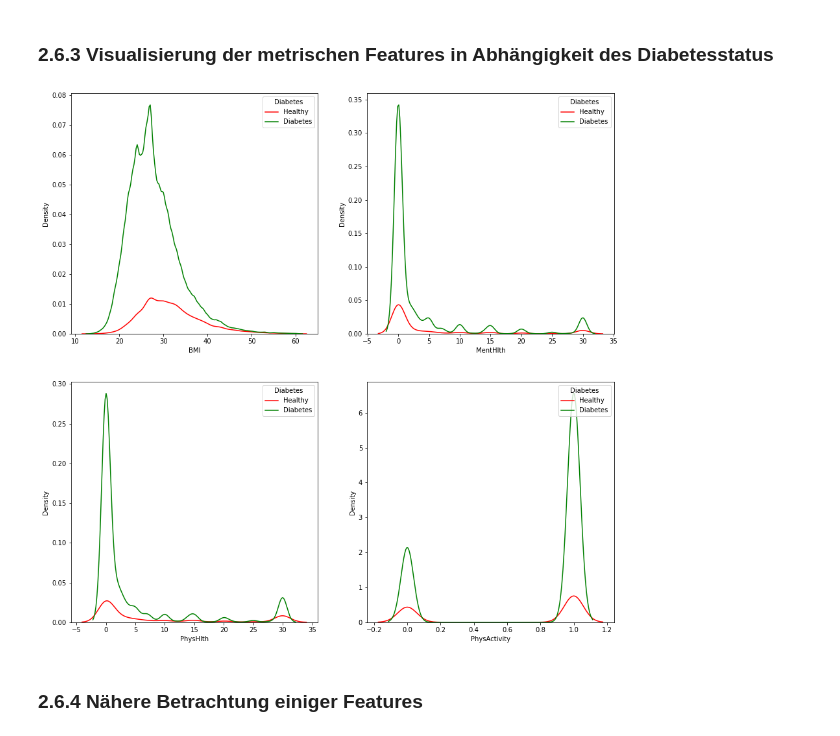
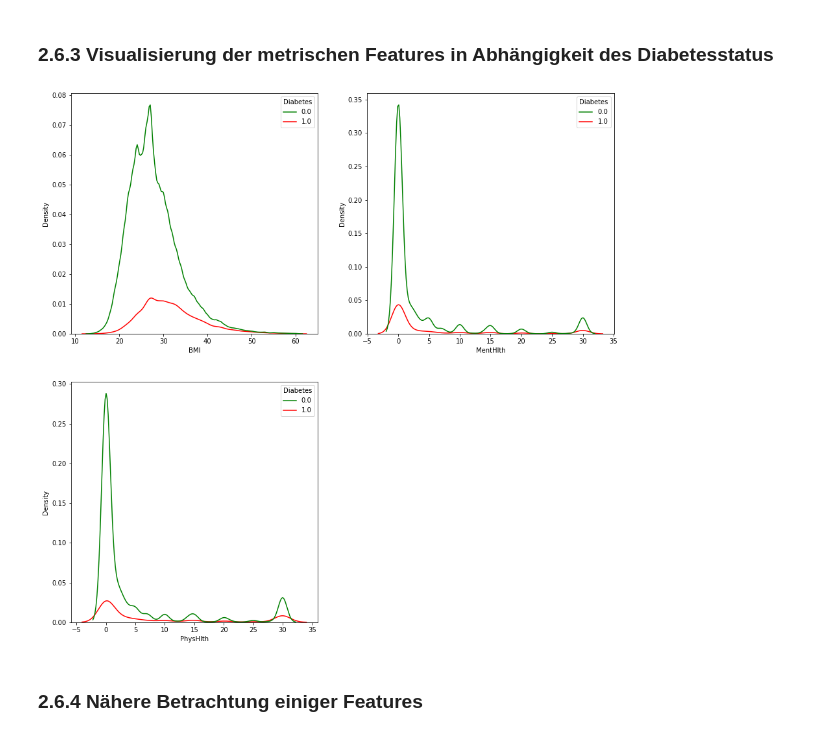
Before and after one commit to switchmachine/Diabetes-Health-Indicators, a Jupyter notebook: Programmieren2_Gruppe7_Projekt_DiabetesHealthIndicators.ipynb, the cells around one changed output. Saved outputs shown, nothing was run; the diff lists cells and outputs as text; code cells hidden in the pictures.

```diff
--- a/Programmieren2_Gruppe7_Projekt_DiabetesHealthIndicators.ipynb
+++ b/Programmieren2_Gruppe7_Projekt_DiabetesHealthIndicators.ipynb
@@ -330,14 +436,16 @@ def create_diabetes_feature_tab(feature):
     diabetes_feature_count_tab[feature].replace({0.0: 'No', 1.0: 'Yes'}, inplace=True)
     return diabetes_feature_count_tab
 # %%
+# Liste mit nominalskalierten Features
 features_barplots = ['HighBP', 'HighChol', 'CholCheck', 'Smoker', 'Stroke','HeartDiseaseorAttack', 'Fruits', 'Veggies',
-                     'AnyHealthcare', 'NoDocbcCost', 'DiffWalk', 'Gender_male', 'HvyAlcoholConsump']
+                     'AnyHealthcare', 'NoDocbcCost', 'DiffWalk', 'Gender_male', 'HvyAlcoholConsump', 'PhysActivity']
 
 fig, axes = plt.subplots(4, 4, figsize=(20,20))
 
 row_count = 0
 col_count = 0
 
+# For-Schleife, die die nominalen Features durchläuft und Subplots (bar-Plots) erstellt
 for feature in features_barplots:
     diabetes_feature_count_tab = create_diabetes_feature_tab(feature)
     sns.barplot(x='Diabetes', y='Percentage', hue=feature, data=diabetes_feature_count_tab, ax=axes[row_count, col_count])
@@ -346,7 +454,7 @@ for feature in features_barplots:
         row_count += 1
         col_count = 0
 
-fig.delaxes(axes[3,1])
+# Entfernen der Subplots 15 und 16
 fig.delaxes(axes[3,2])
 fig.delaxes(axes[3,3])
 # %% [output]
@@ -354,24 +478,27 @@ fig.delaxes(axes[3,3])
 # %% [markdown]
 ### 2.6.3 Visualisierung der metrischen Features in Abhängigkeit des Diabetesstatus
 # %%
-features_kdeplot = ['BMI', 'MentHlth', 'PhysHlth', 'PhysActivity']
+# Liste mit metrischen Features
+features_kdeplot = ['BMI', 'MentHlth', 'PhysHlth']
 
 fig, axes = plt.subplots(nrows=2, ncols=2, figsize=(15,15))
 
 row_count = 0
 col_count = 0
 
+# For-Schleife, die metrische Features durchläuft und einzelne Subplots (KDE-Plots) erstellt
 for feature in features_kdeplot:
-    sns.kdeplot(ax=axes[row_count, col_count], data=df, x=feature, hue='Diabetes', legend=False, palette=['Green', 'Red'])
-    axes[row_count,col_count].legend(title='Diabetes', loc='upper right', labels=['Healthy', 'Diabetes'])
+    sns.kdeplot(ax=axes[row_count, col_count], data=df, x=feature, hue='Diabetes', legend=True, palette=['green', 'red'])
     col_count += 1
     if col_count == 2:
         row_count += 1
         col_count = 0
 
+fig.delaxes(axes[1,1])
+
 plt.show()
 # %% [output]
-[figure, old version]
+[figure, new version]
 # %% [markdown]
 ### 2.6.4 Nähere Betrachtung einiger Features
 # %% [markdown]
```
Also changed, not shown: parts of 551 cells of this notebook.
